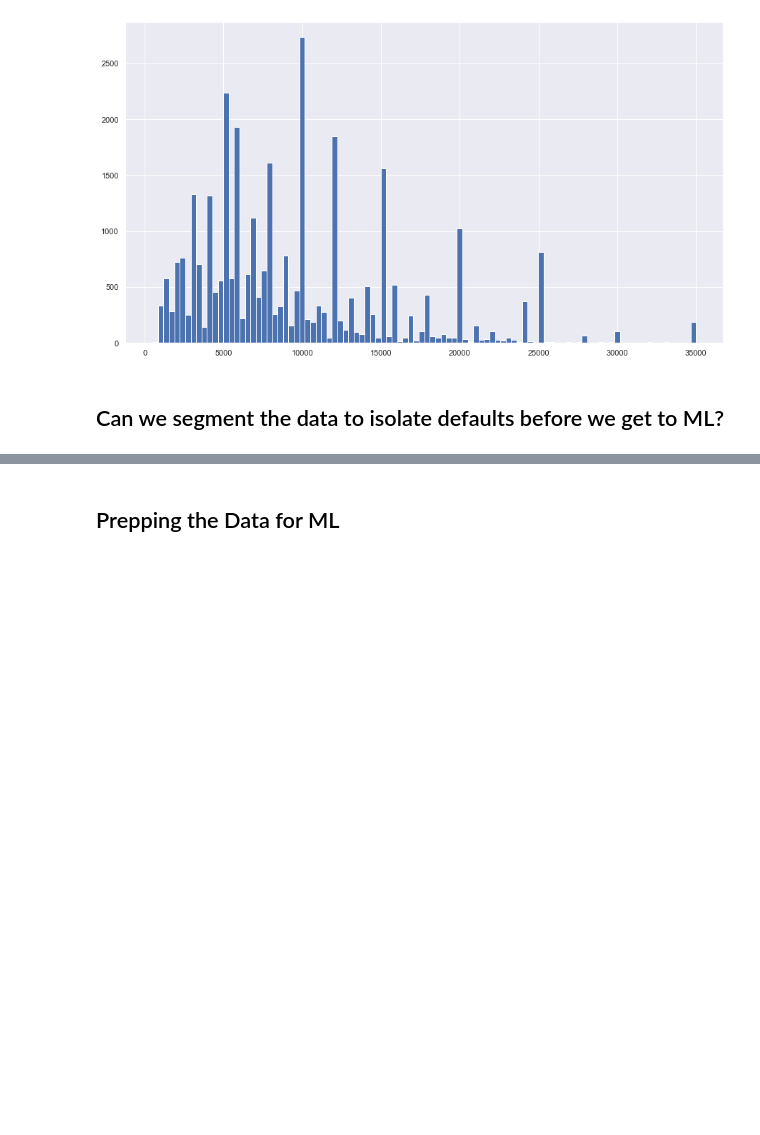
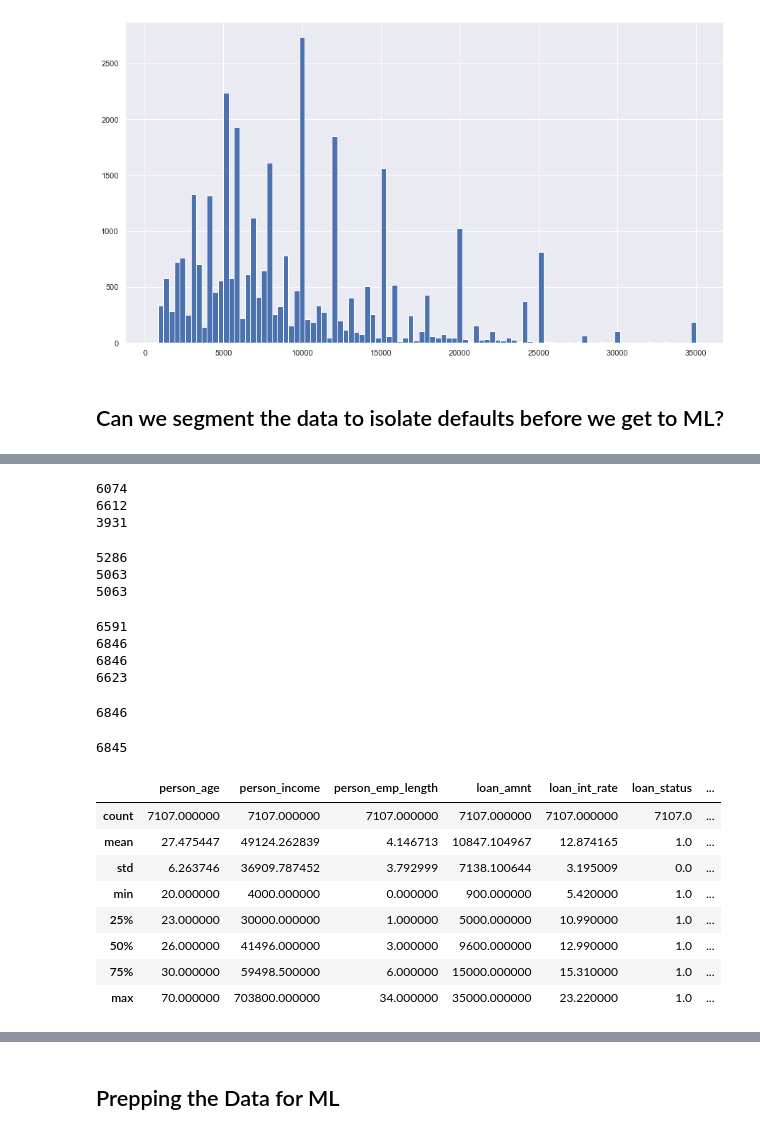
Before and after one commit to WickedoneC/Finance_Projects, a Jupyter notebook: Loan_Analysis/Loan_EDA.ipynb, the cells around one changed output, grey strips where cells are left out. Saved outputs shown, nothing was run; the diff lists cells and outputs as text; code cells hidden in the pictures; blank space fills up the shorter version.

Commit message:
segmenting the data to identify and isolate defaults and risky loans

```diff
--- a/Loan_Analysis/Loan_EDA.ipynb
+++ b/Loan_Analysis/Loan_EDA.ipynb
@@ -777,0 +832,54 @@ df.loan_amnt.hist(bins = 100)
+# %%
+print(len(df[(df['loan_status'] == 1) & (df['loan_int_rate'] > 5) & (df['loan_percent_income'] >= 0.1)]))
+
+print(len(df[(df['loan_status'] == 1) & (df['loan_int_rate'] > 5) & (df['loan_percent_income'] >= 0.07)]))
+
+print(len(df[(df['loan_status'] == 1) & (df['loan_int_rate'] > 5) & (df['loan_percent_income'] >= 0.07) & (df['person_age'] >= 25)]))
+# %% [output]
+6074
+6612
+3931
+# %%
+print(len(df[(df['loan_status'] == 1) & (df['loan_int_rate'] >= 5) & (df['loan_percent_income'] >= 0.05) & (df['person_home_ownership'] != 'MORTGAGE')]))
+
+print(len(df[(df['loan_status'] == 1) & (df['loan_int_rate'] >= 5) & (df['loan_percent_income'] >= 0.05) & (df['person_home_ownership'] == 'RENT')]))
+
+print(len(df[(df['loan_status'] == 1) & (df['loan_int_rate'] >= 4.5) & (df['loan_percent_income'] >= 0.05) & (df['person_home_ownership'] == 'RENT')]))
+# %% [output]
+5286
+5063
+5063
+# %%
+print(len(df[(df['loan_status'] == 1) & (df['loan_int_rate'] > 5) & (df['loan_percent_income'] >= 0.07) & (df['loan_amnt'] > 1000)]))
+
+print(len(df[(df['loan_status'] == 1) & (df['loan_int_rate'] > 5) & (df['loan_percent_income'] >= 0.05) & (df['loan_amnt'] > 1000)]))
+
+
+print(len(df[(df['loan_status'] == 1) & (df['loan_int_rate'] >= 4.5) & (df['loan_percent_income'] >= 0.05) & (df['loan_amnt'] > 1000)]))
+
+print(len(df[(df['loan_status'] == 1) & (df['loan_int_rate'] >= 4.5) & (df['loan_percent_income'] >= 0.05) & (df['loan_amnt'] > 1000) & ((df['person_home_ownership'] == 'RENT') | (df['person_home_ownership'] == 'MORTGAGE'))]))
+# %% [output]
+6591
+6846
+6846
+6623
+# %%
+print(len(df[(df['loan_status'] == 1) & (df['loan_int_rate'] >= 4.5) & (df['loan_percent_income'] >= 0.05) & (df['loan_amnt'] > 1000)]))
+# %% [output]
+6846
+# %%
+print(len(df[(df['loan_status'] == 1) & (df['loan_int_rate'] >= 4.5) & (df['loan_percent_income'] >= 0.05) & (df['loan_amnt'] > 1000) & (df['person_income'] < 500000)]))
+# %% [output]
+6845
+# %%
+df[df['loan_status'] == 1].describe()
+# %% [output]
+|  | person_age | person_income | person_emp_length | loan_amnt | loan_int_rate | loan_status | ... |
+| count | 7107.000000 | 7107.000000 | 7107.000000 | 7107.000000 | 7107.000000 | 7107.0 | ... |
+| mean | 27.475447 | 49124.262839 | 4.146713 | 10847.104967 | 12.874165 | 1.0 | ... |
+| std | 6.263746 | 36909.787452 | 3.792999 | 7138.100644 | 3.195009 | 0.0 | ... |
+| min | 20.000000 | 4000.000000 | 0.000000 | 900.000000 | 5.420000 | 1.0 | ... |
+| 25% | 23.000000 | 30000.000000 | 1.000000 | 5000.000000 | 10.990000 | 1.0 | ... |
+| 50% | 26.000000 | 41496.000000 | 3.000000 | 9600.000000 | 12.990000 | 1.0 | ... |
+| 75% | 30.000000 | 59498.500000 | 6.000000 | 15000.000000 | 15.310000 | 1.0 | ... |
+| max | 70.000000 | 703800.000000 | 34.000000 | 35000.000000 | 23.220000 | 1.0 | ... |
```
Also changed, not shown: parts of 15 cells of this notebook.
